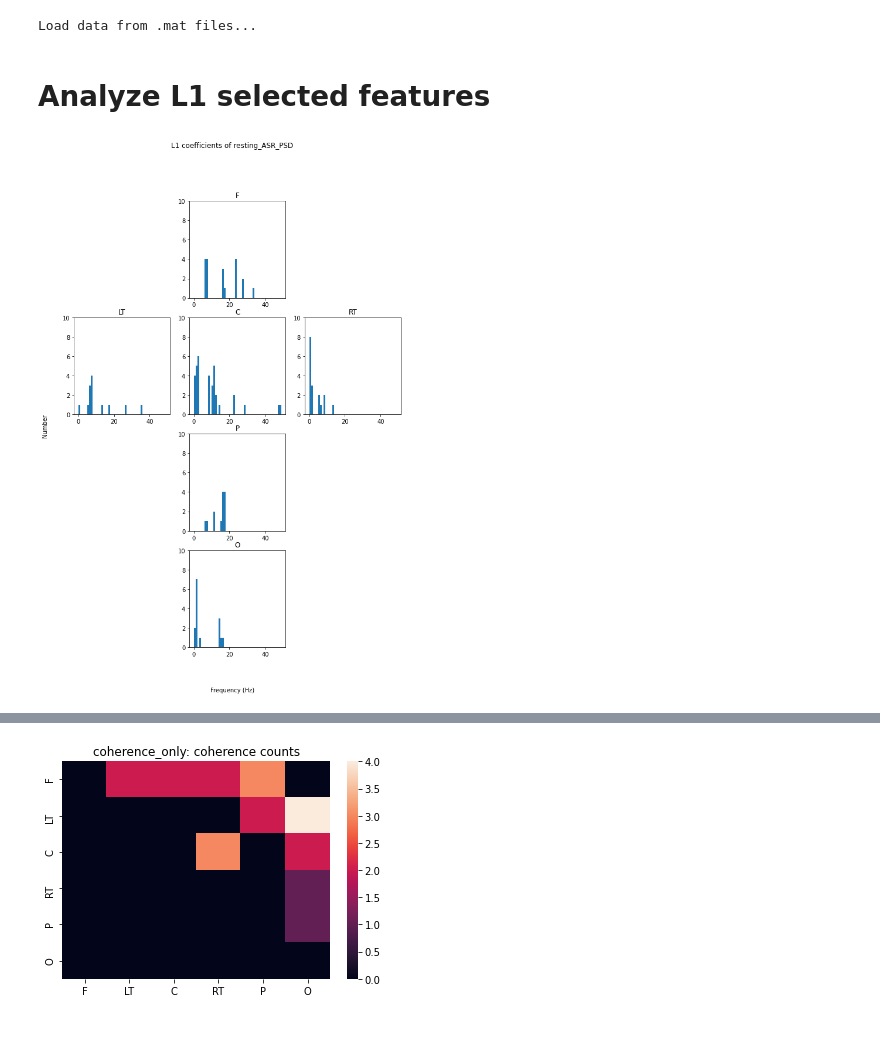
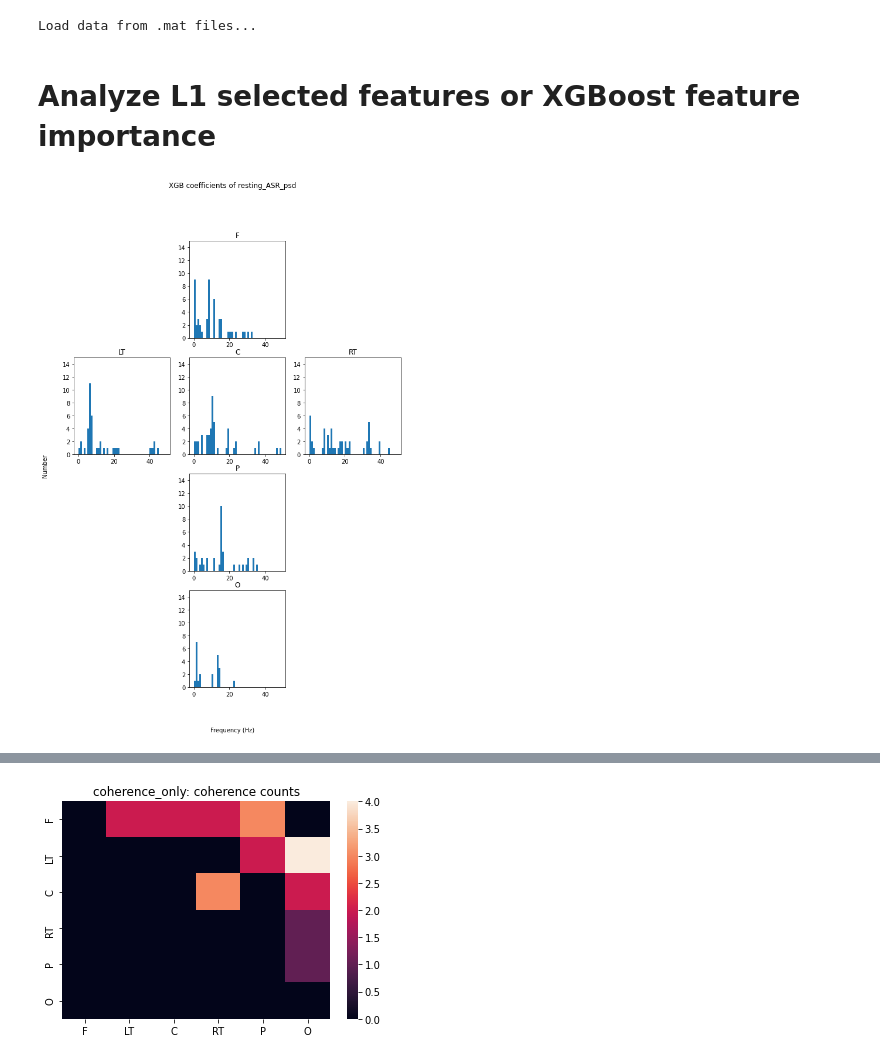
Before and after one commit to hundredball/Classroom_stress, a Jupyter notebook: data_analysis.ipynb, the cells around one changed output, grey strips where cells are left out. Cells and saved outputs as stored; diff of their text form; code cells hidden in the pictures; blank space fills up the shorter version.

Commit message:
Add select features for XGBoost

```diff
--- a/data_analysis.ipynb
+++ b/data_analysis.ipynb
@@ -1037,40 +1037,41 @@ df['label'] = labels
 # %%
 df.to_csv('./results/anxiety_stress.csv')
 # %% [markdown]
-# Analyze L1 selected features
+# Analyze L1 selected features or XGBoost feature importance
 # %%
-feature = 'resting_ASR_PSD'
+method = 'XGB'
+feature = 'resting_ASR_psd'
 regions = ['F','LT','C','RT','P','O']
 regions_subplots = {'F':(0,1), 'LT':(1,0), 'C':(1,1), 'RT':(1,2), 'P':(2,1), 'O':(3,1)}
 feature_names = regions + ['coherence']
-df = pd.read_csv('./results/L1_%s/select.csv'%(feature),converters={
+df = pd.read_csv('./results/%s_%s/select.csv'%(method, feature),converters={
     feature_name: lambda x: x.strip("[]").split(", ") for feature_name in feature_names})
 df = df.drop(columns=df.columns[0], axis=1)
 # %%
 # Features of regions
 fig, axs = plt.subplots(4, 3, figsize=(10,14))
 
 # Remove axis for all subplots
 for row in range(4):
     for col in range(3):
         axs[row,col].axis('off')
 
 for i_region, region in enumerate(regions):
 
     position = regions_subplots[region]
     features = []
     for i in range(len(df)):
         if df.loc[i, region][0] != '':
             features += map(float, df.loc[i, region])
 
     axs[position].hist(features, bins=list(range(50)))
     axs[position].axis('on')
     axs[position].set_title(region)
-    axs[position].set_ylim(0, 10)
+    axs[position].set_ylim(0, 15)
 
-fig.suptitle('L1 coefficients of %s'%(feature))
+fig.suptitle('%s coefficients of %s'%(method, feature))
 fig.text(0.5, 0.05, 'Frequency (Hz)', ha='center')
 fig.text(0.05, 0.5, 'Number', va='center', rotation='vertical')
-fig.savefig('./results/L1_%s/hist.png'%(feature))
+fig.savefig('./results/%s_%s/hist.png'%(method, feature))
 # %% [output]
-[figure, old version]
+[figure, new version]
```
Also changed, not shown: parts of 7 cells of this notebook, 4 other files.
